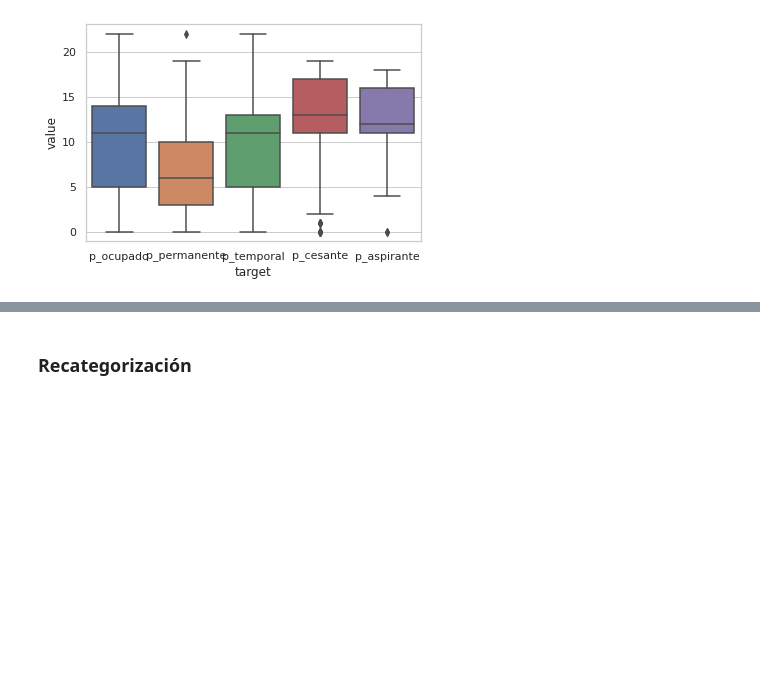
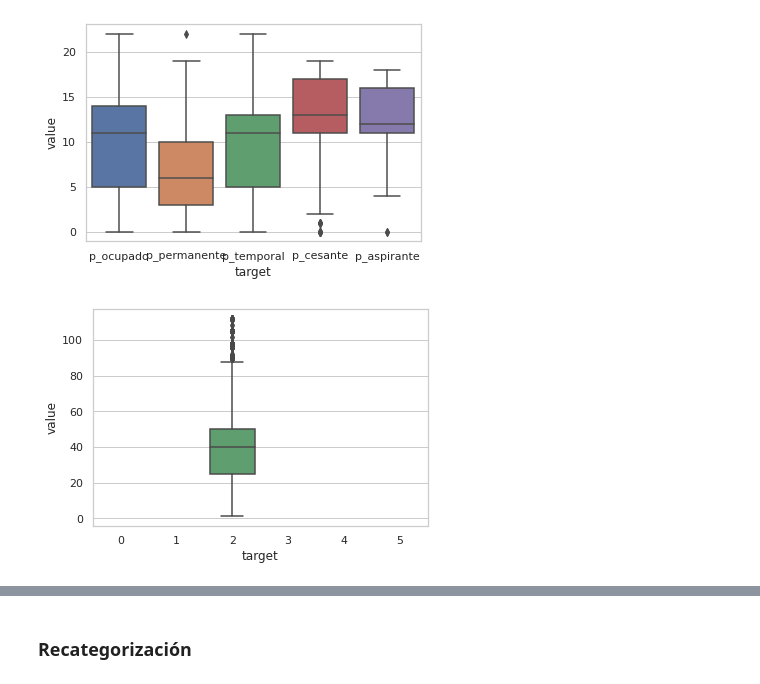
Before and after one commit to ifmm87/mineria-datos-2, a Jupyter notebook: Regresion logistica.ipynb, the cells around one changed output, grey strips where cells are left out. Cells and saved outputs as stored; diff of their text form; code cells hidden in the pictures; blank space fills up the shorter version.

```diff
--- a/Regresion logistica.ipynb
+++ b/Regresion logistica.ipynb
@@ -74,0 +79,6 @@ plt.show()
+# %%
+mdf = pd.melt(df[['phrs','target']], id_vars=['target'], var_name=['phrs'])
+ax = sns.boxplot(x="target", y="value", data=mdf)
+plt.show()
+# %% [output]
+[figure, added]
```
Also changed, not shown: parts of 16 cells of this notebook, 5 other files.
